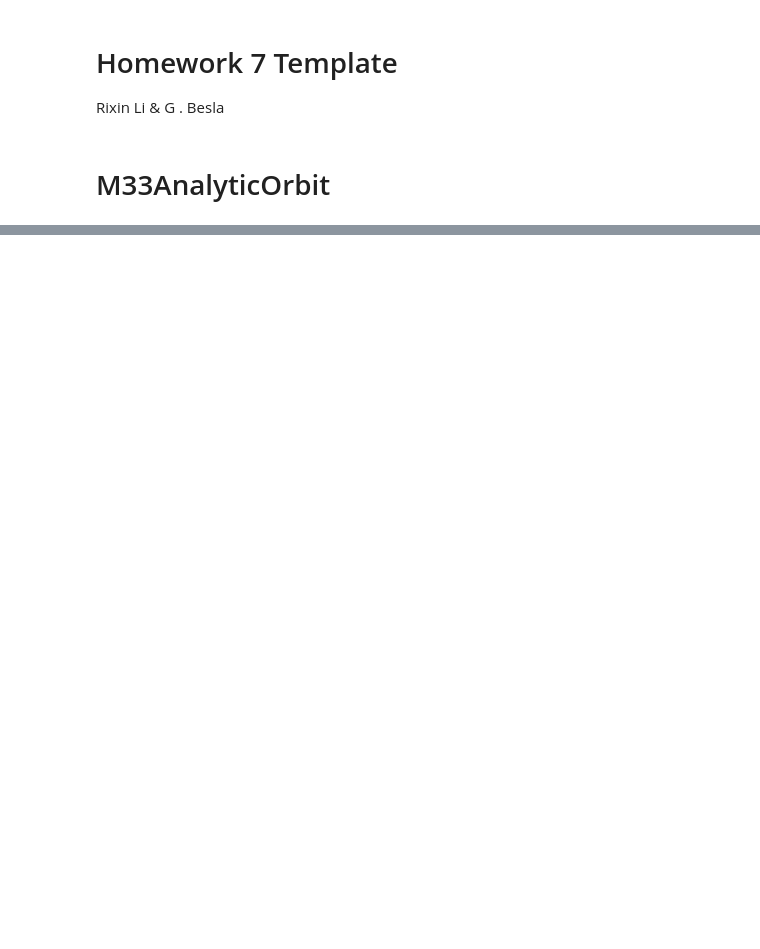
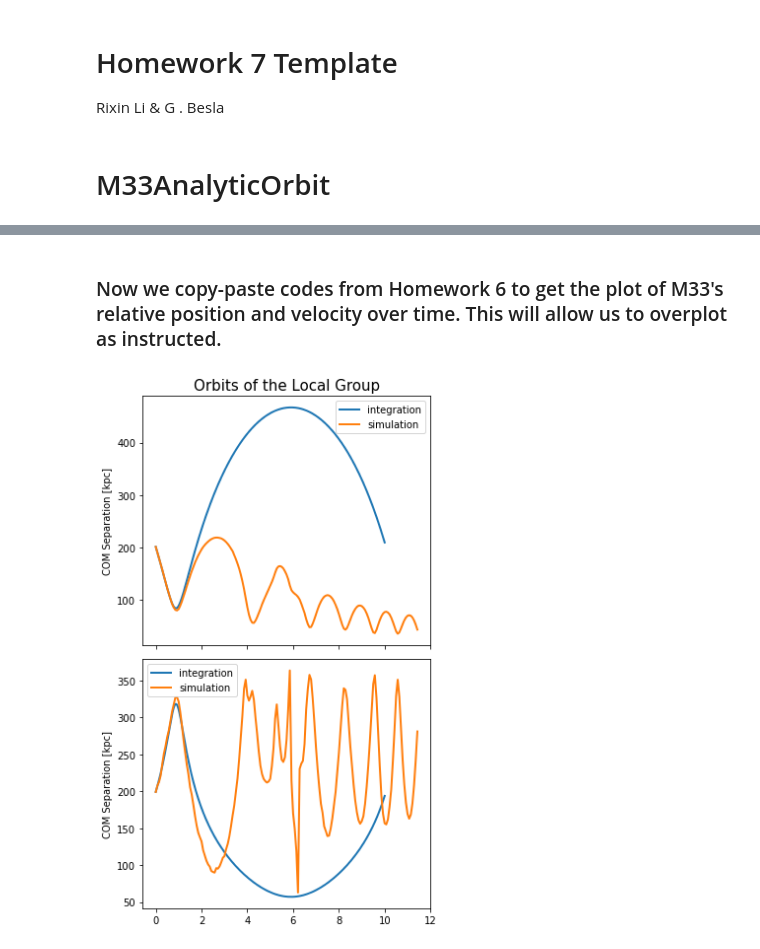
Before and after one commit to nguyenbinh1612/400B_2023_Nguyen, a Jupyter notebook: Homeworks/Homework7/Homework7.ipynb, the cells around one changed output, grey strips where cells are left out. Saved outputs shown, nothing was run; the diff lists cells and outputs as text; code cells hidden in the pictures; blank space fills up the shorter version.

```diff
--- a/Homeworks/Homework7/Homework7.ipynb
+++ b/Homeworks/Homework7/Homework7.ipynb
@@ -224,0 +313,9 @@ it works
+# %% [markdown]
+### Now we copy-paste codes from Homework 6 to get the plot of M33's relative position and velocity over time. This will allow us to overplot as instructed.
+# %%
+# Read in the data files for the orbits of each galaxy as created in HW6
+# headers:  t, x, y, z, vx, vy, vz
+# using np.genfromtxt
+
+dataM31 = np.genfromtxt('Orbit_M31.txt')
+dataM33 = np.genfromtxt('Orbit_M33.txt')
@@ -224,0 +341,17 @@ it works
+# %%
+how_many_snapshots = int(np.size(dataM31) / 7) # 7 is the number of columns
+
+# Determine the magnitude of the relative position and velocities
+# of M33 and M31
+mag_pos_M33_M31 = np.zeros(how_many_snapshots)
+mag_vec_M33_M31 = np.zeros(how_many_snapshots)
+
+# this loops over every snapshot in the data arrays of both galaxies, finds each galaxy's
+# position & velocity vector and calculates the vector difference magnitude
+for idx in range(0, how_many_snapshots):
+    pos_M33 = dataM33[idx, 1:4]
+    pos_M31 = dataM31[idx, 1:4]
+    vec_M33 = dataM33[idx, 4:]
+    vec_M31 = dataM31[idx, 4:]
+    mag_pos_M33_M31[idx] = VectorMagnitude(pos_M33, pos_M31)
+    mag_vec_M33_M31[idx] = VectorMagnitude(vec_M33, vec_M31)
@@ -224,0 +363,22 @@ it works
+# %%
+# Plot the Orbit of the galaxies
+#################################
+
+fig, axes = plt.subplots(2, 1, figsize=(5, 8), sharex=True)
+
+axes[0].set_title("Orbits of the Local Group", fontsize=15)
+
+axes[0].plot(times, r_magnitude, label='integration', linewidth=2)
+axes[0].plot(dataM31[:,0], mag_pos_M33_M31, label='simulation', linewidth=2)
+axes[0].legend()
+axes[0].set(ylabel='COM Separation [kpc]')
+
+axes[1].plot(times, v_magnitude, label='integration', linewidth=2)
+axes[1].plot(dataM31[:,0], mag_vec_M33_M31, label='simulation', linewidth=2)
+axes[1].legend()
+axes[1].set(ylabel='COM Separation [kpc]')
+
+plt.tight_layout()
+plt.show()
+# %% [output]
+[figure, added]
```
Also changed, not shown: parts of 6 cells of this notebook, 3 other files.
